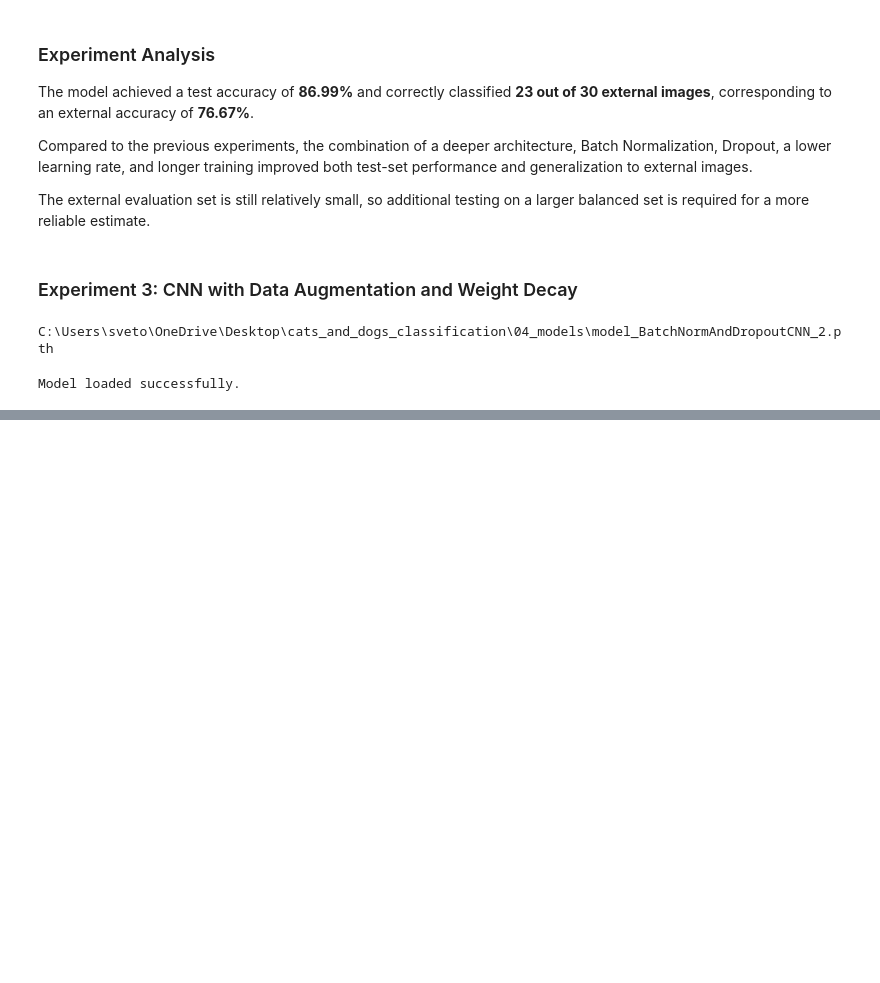
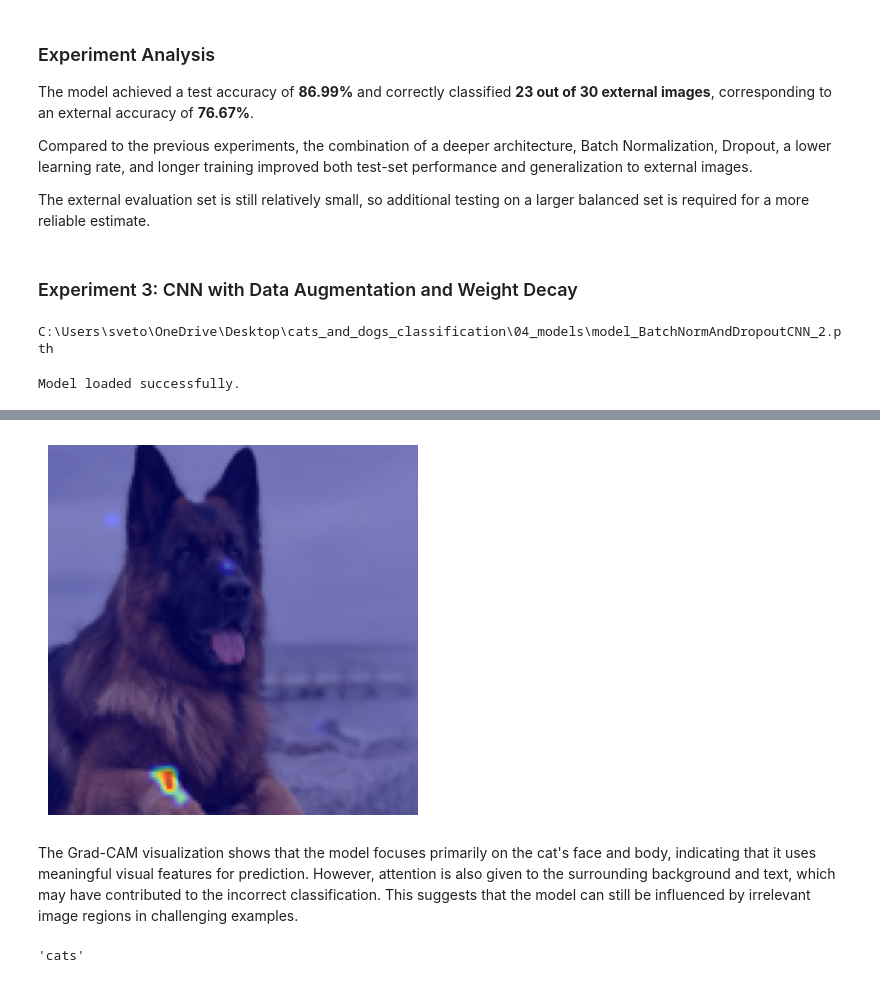
Before and after one commit to plamensve/cats_and_dogs_classification, a Jupyter notebook: 02_notebooks/04_results_analysis.ipynb, the cells around one changed output, grey strips where cells are left out. Drawn from its saved outputs; the diff is of its cells as text; code cells hidden in the pictures; blank space fills up the shorter version.

```diff
--- a/02_notebooks/04_results_analysis.ipynb
+++ b/02_notebooks/04_results_analysis.ipynb
@@ -611,0 +694,4 @@ External images accuracy: 83.33%
+# %%
+# Initialize Grad-CAM using the trained model and the selected convolutional layer.
+cam = GradCAM(model=model_BatchNormAndDropoutCNN_2, target_layers=target_layers)
+cam
@@ -611,0 +700,4 @@ External images accuracy: 83.33%
+# %%
+# Generate the Grad-CAM heatmap for the selected input image.
+grayscale_cam = cam(input_tensor=image_tensor)[0]
+grayscale_cam
@@ -611,0 +712,23 @@ External images accuracy: 83.33%
+# %%
+# Load the original image, resize it to match the model input size,
+# and convert it to a normalized NumPy array for Grad-CAM visualization.
+image = Image.open(image_path).convert("RGB")
+image = image.resize((128, 128))
+
+rgb_image = np.array(image) / 255.0
+# %%
+# Overlay the Grad-CAM heatmap on the original image to visualize
+# the regions that influenced the model's prediction.
+visualization = show_cam_on_image(
+    rgb_image,
+    grayscale_cam,
+    use_rgb=True,
+)
+# %%
+plt.imshow(visualization)
+plt.axis("off")
+plt.show()
+# %% [output]
+[figure, added]
+# %% [markdown]
+The Grad-CAM visualization shows that the model focuses primarily on the cat's face and body, indicating that it uses meaningful visual features for prediction. However, attention is also given to the surrounding background and text, which may have contributed to the incorrect classification. This suggests that the model can still be influenced by irrelevant image regions in challenging examples.
@@ -611,0 +763,10 @@ External images accuracy: 83.33%
+# %%
+predicted_class, confidence, image_tensor = predict_image(
+            model=model_BatchNormAndDropoutCNN_2,
+            image_path=img_path,
+            transform=prediction_transform,
+            class_names=class_names,
+        )
+predicted_class
+# %% [output]
+'cats'
```
Also changed, not shown: parts of 33 cells of this notebook, 43 other files.
